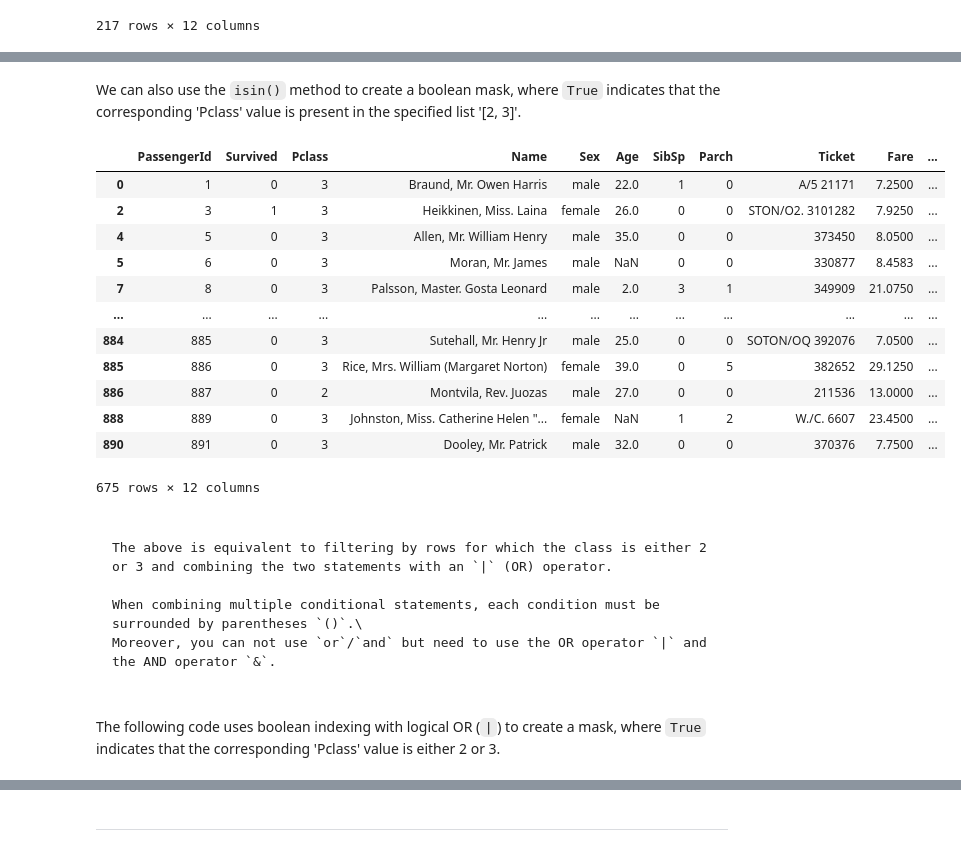
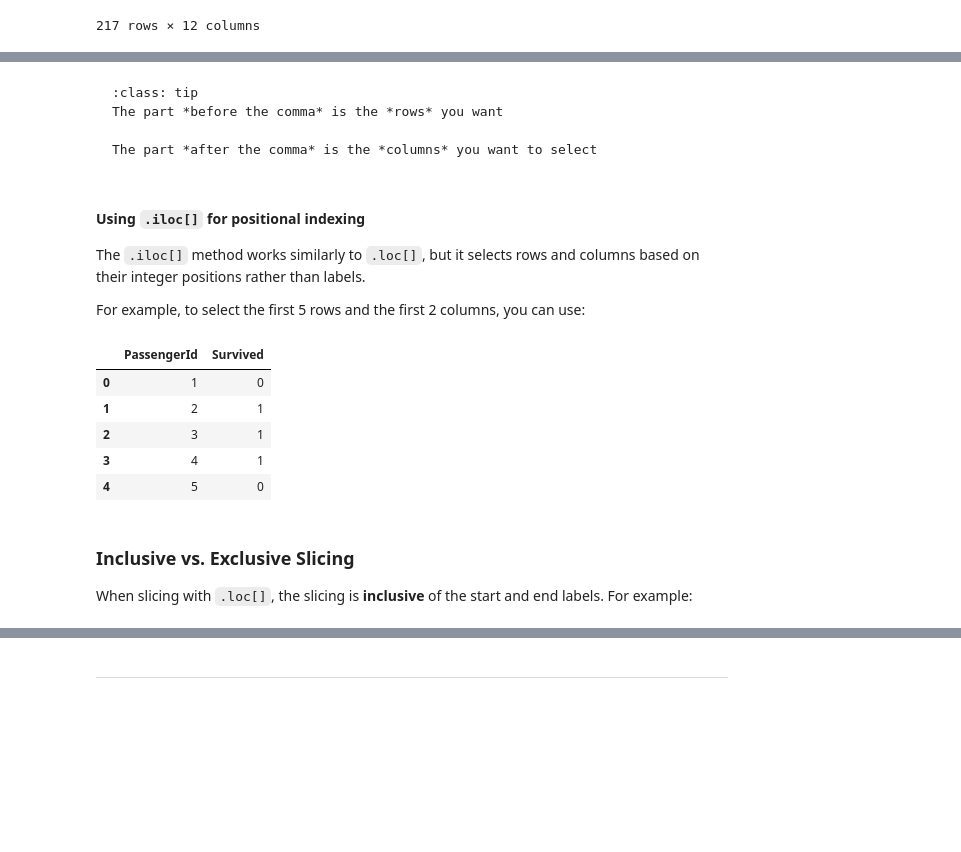
Before and after one commit to KUBDatalab/python, a Jupyter notebook: _sources/docs/pandas/03_pandas_subsets.ipynb, the cells around one changed output, grey strips where cells are left out. Drawn from its saved outputs; the diff is of its cells as text; code cells hidden in the pictures; blank space fills up the shorter version.

````diff
--- a/_sources/docs/pandas/03_pandas_subsets.ipynb
+++ b/_sources/docs/pandas/03_pandas_subsets.ipynb
@@ -171,30 +213,29 @@ Name: Age, Length: 891, dtype: bool
+# %% [markdown]
+```{admonition} When using loc/iloc
+:class: tip
+The part *before the comma* is the *rows* you want
+
+The part *after the comma* is the *columns* you want to select
+```
 # %% [markdown]
-We can also use the `isin()` method to create a boolean mask, where `True` indicates that the corresponding 'Pclass' value is present in the specified list '[2, 3]'.
+#### Using `.iloc[]` for positional indexing
+
+The `.iloc[]` method works similarly to `.loc[]`, but it selects rows and columns based on their integer positions rather than labels.
+
+For example, to select the first 5 rows and the first 2 columns, you can use:
 # %%
-# Filter rows in the 'titanic' DataFrame where the 'Pclass' column values are either 2 or 3.
+# Select the first 5 rows and the first 2 columns using .iloc[].
 
-titanic[titanic['Pclass'].isin([2, 3])]
+titanic.iloc[:5, :2]
 # %% [output]
-|  | PassengerId | Survived | Pclass | Name | Sex | Age | SibSp | Parch | Ticket | Fare | ... |
-| 0 | 1 | 0 | 3 | Braund, Mr. Owen Harris | male | 22.0 | 1 | 0 | A/5 21171 | 7.2500 | ... |
-| 2 | 3 | 1 | 3 | Heikkinen, Miss. Laina | female | 26.0 | 0 | 0 | STON/O2. 3101282 | 7.9250 | ... |
-| 4 | 5 | 0 | 3 | Allen, Mr. William Henry | male | 35.0 | 0 | 0 | 373450 | 8.0500 | ... |
-| 5 | 6 | 0 | 3 | Moran, Mr. James | male | NaN | 0 | 0 | 330877 | 8.4583 | ... |
-| 7 | 8 | 0 | 3 | Palsson, Master. Gosta Leonard | male | 2.0 | 3 | 1 | 349909 | 21.0750 | ... |
-| ... | ... | ... | ... | ... | ... | ... | ... | ... | ... | ... | ... |
-| 884 | 885 | 0 | 3 | Sutehall, Mr. Henry Jr | male | 25.0 | 0 | 0 | SOTON/OQ 392076 | 7.0500 | ... |
-| 885 | 886 | 0 | 3 | Rice, Mrs. William (Margaret Norton) | female | 39.0 | 0 | 5 | 382652 | 29.1250 | ... |
-| 886 | 887 | 0 | 2 | Montvila, Rev. Juozas | male | 27.0 | 0 | 0 | 211536 | 13.0000 | ... |
-| 888 | 889 | 0 | 3 | Johnston, Miss. Catherine Helen "... | female | NaN | 1 | 2 | W./C. 6607 | 23.4500 | ... |
-| 890 | 891 | 0 | 3 | Dooley, Mr. Patrick | male | 32.0 | 0 | 0 | 370376 | 7.7500 | ... |
+|  | PassengerId | Survived |
+| 0 | 1 | 0 |
+| 1 | 2 | 1 |
+| 2 | 3 | 1 |
+| 3 | 4 | 1 |
+| 4 | 5 | 0 |
-675 rows × 12 columns
 # %% [markdown]
-```{note}
+### Inclusive vs. Exclusive Slicing
 
-The above is equivalent to filtering by rows for which the class is either 2 or 3 and combining the two statements with an `|` (OR) operator.
-
-When combining multiple conditional statements, each condition must be surrounded by parentheses `()`.\
-Moreover, you can not use `or`/`and` but need to use the OR operator `|` and the AND operator `&`.
+When slicing with `.loc[]`, the slicing is **inclusive** of the start and end labels. For example:
-# %% [markdown]
-The following code uses boolean indexing with logical OR (`|`) to create a mask, where `True` indicates that the corresponding 'Pclass' value is either 2 or 3.
 # %%
````
Also changed, not shown: parts of 31 cells of this notebook, 13 other files.
